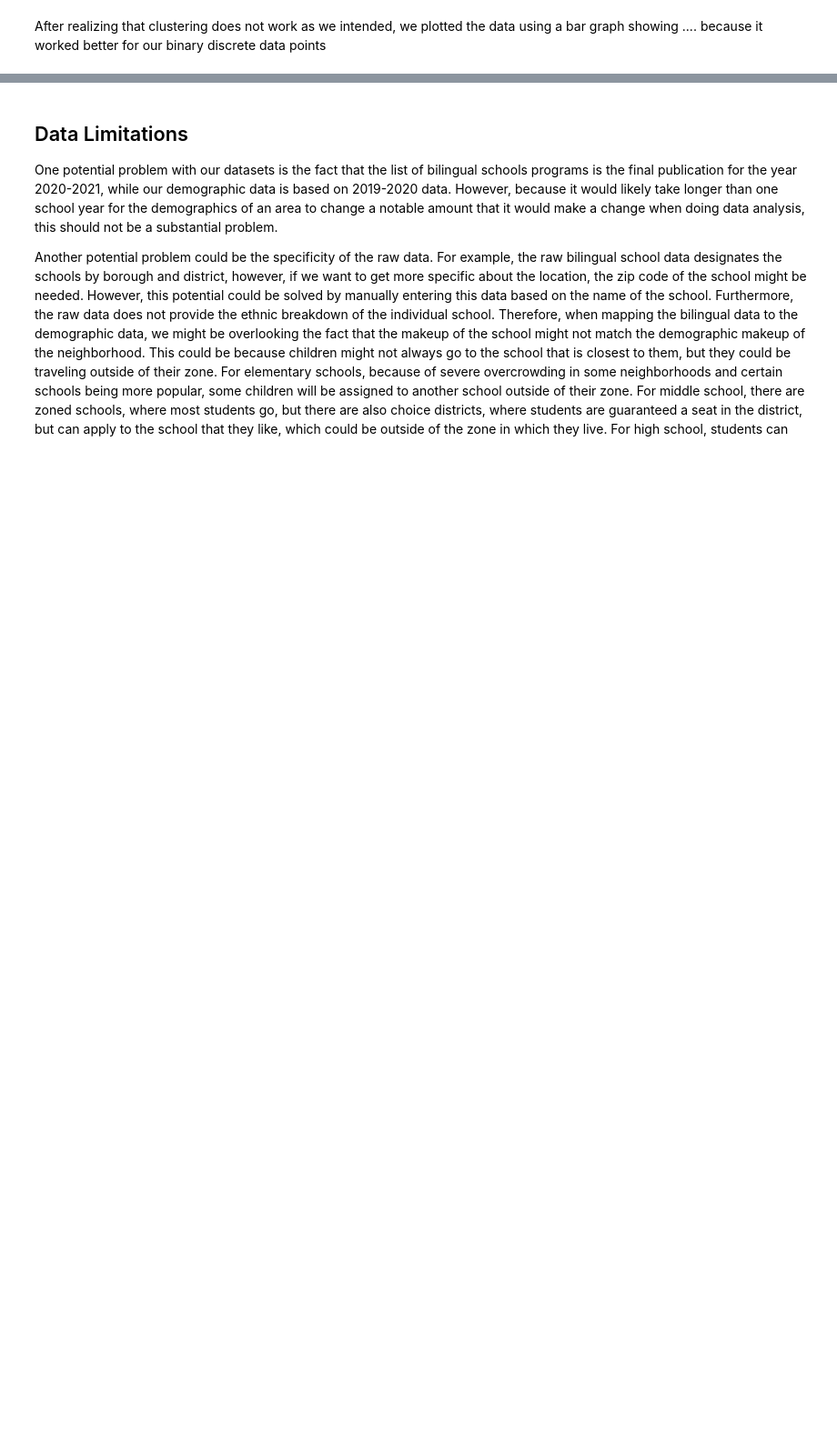
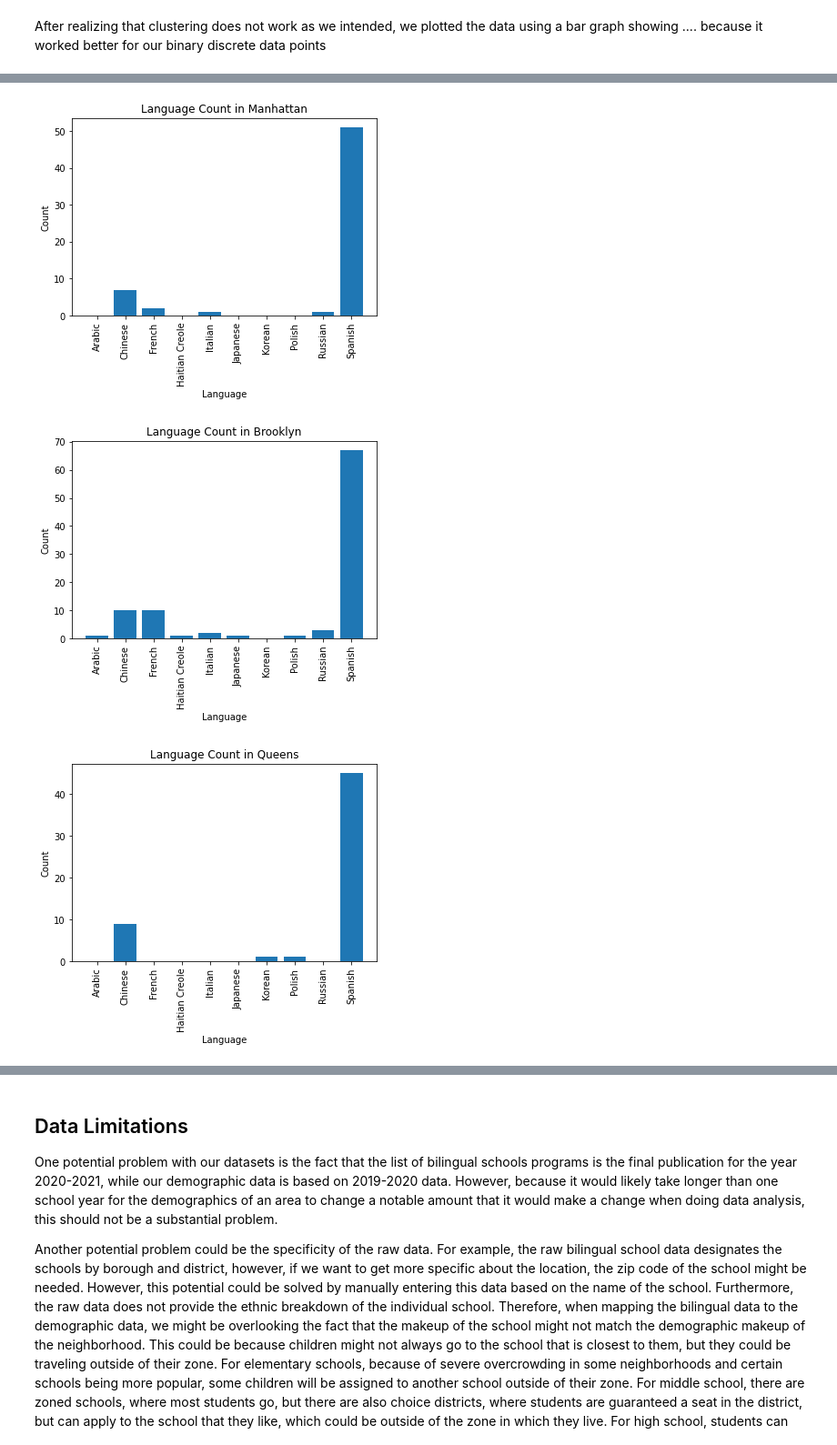
Before and after one commit to gaby-chu/info2950, a Jupyter notebook: project/phase_ii_final.ipynb, the cells around one changed output, grey strips where cells are left out. Shown: that part at 91% size. Cells and saved outputs as stored; diff of their text form; code cells hidden in the pictures; blank space fills up the shorter version.

```diff
--- a/project/phase_ii_final.ipynb
+++ b/project/phase_ii_final.ipynb
@@ -353,0 +400,31 @@ accuracy_by_language("% Hispanic", full_data)
+# %%
+# bar graph of #schools within each borough
+
+
+
+# bar graph of one borough's bilingual language count - Manhattan in particular
+boroughs = full_data.Borough.unique()
+
+for borough in boroughs:
+    boroughData = full_data[full_data.Borough == borough]
+    boroughLanguages = full_data.loc[full_data.Borough == borough, "Language"]
+
+    boroughLanguageCount = []
+    for language in languages:
+        languageCount = boroughLanguages.isin([language]).sum(axis=0)
+        boroughLanguageCount.append(languageCount)
+
+    # print(boroughLanguageCount)
+
+    plt.bar(languages, boroughLanguageCount)
+    plt.xlabel('Language')
+    plt.ylabel('Count')
+    plt.title('Language Count in ' + borough)
+    plt.xticks(rotation=90)
+    plt.show()
+
+# OBSERVATION: Spanish seems to be the dominating second language in all boroughs
+# %% [output]
+[figure, added]
+[figure, added]
+[figure, added]
```
Also changed, not shown: parts of 11 cells of this notebook, 4 other files.
